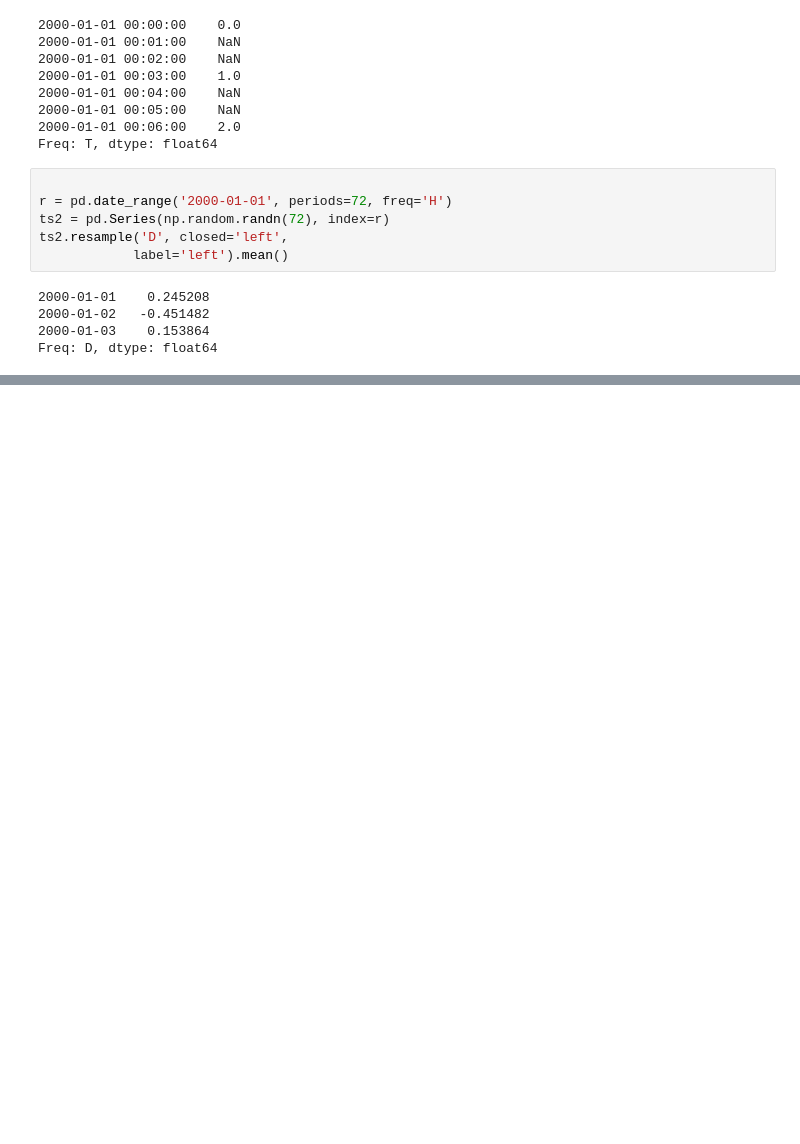
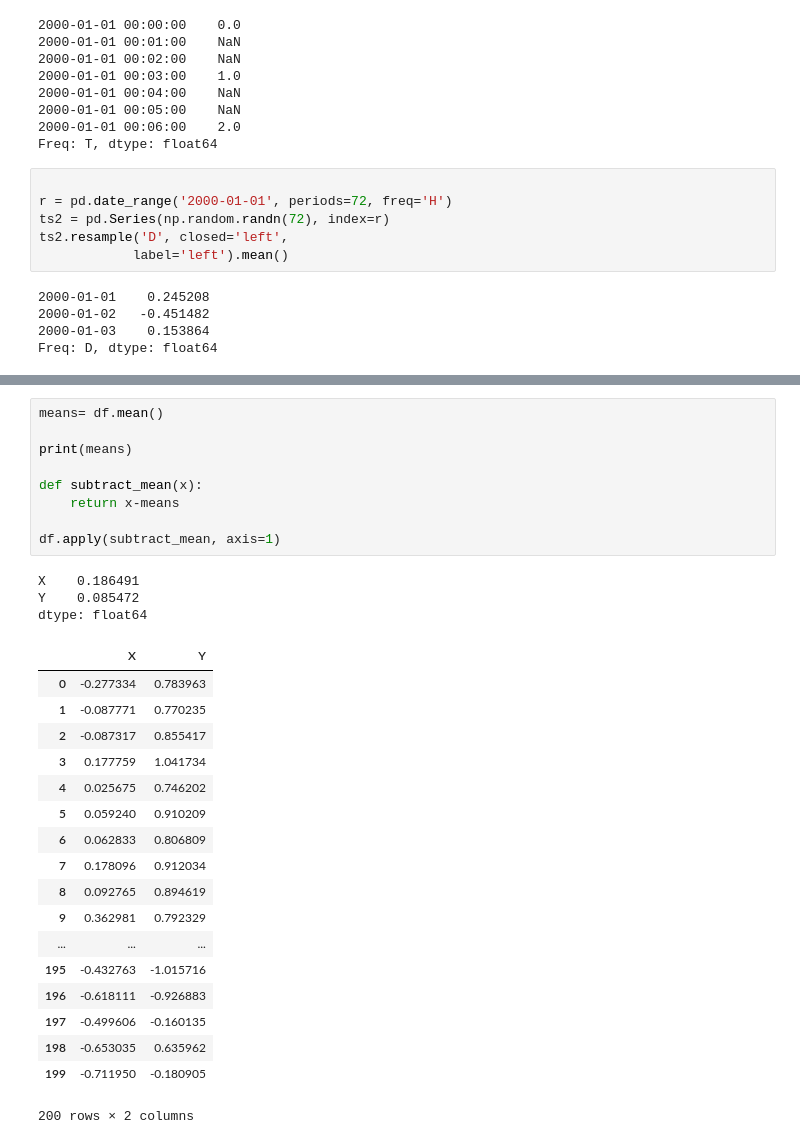
Before and after one commit to marikamurphy/pythonExercises1, a Jupyter notebook: pandas/io/plotting_practice.ipynb, the cells around one changed output, grey strips where cells are left out. Saved outputs shown, nothing was run; the diff lists cells and outputs as text; blank space fills up the shorter version.

```diff
--- a/pandas/io/plotting_practice.ipynb
+++ b/pandas/io/plotting_practice.ipynb
@@ -61,0 +73,31 @@ Freq: D, dtype: float64
+# %%
+means= df.mean()
+
+print(means)
+
+def subtract_mean(x):
+    return x-means
+
+df.apply(subtract_mean, axis=1)
+# %% [output]
+X    0.186491
+Y    0.085472
+dtype: float64
+|  | X | Y |
+| 0 | -0.277334 | 0.783963 |
+| 1 | -0.087771 | 0.770235 |
+| 2 | -0.087317 | 0.855417 |
+| 3 | 0.177759 | 1.041734 |
+| 4 | 0.025675 | 0.746202 |
+| 5 | 0.059240 | 0.910209 |
+| 6 | 0.062833 | 0.806809 |
+| 7 | 0.178096 | 0.912034 |
+| 8 | 0.092765 | 0.894619 |
+| 9 | 0.362981 | 0.792329 |
+| ... | ... | ... |
+| 195 | -0.432763 | -1.015716 |
+| 196 | -0.618111 | -0.926883 |
+| 197 | -0.499606 | -0.160135 |
+| 198 | -0.653035 | 0.635962 |
+| 199 | -0.711950 | -0.180905 |
+200 rows × 2 columns
```
Also changed, not shown: parts of 7 cells of this notebook.
